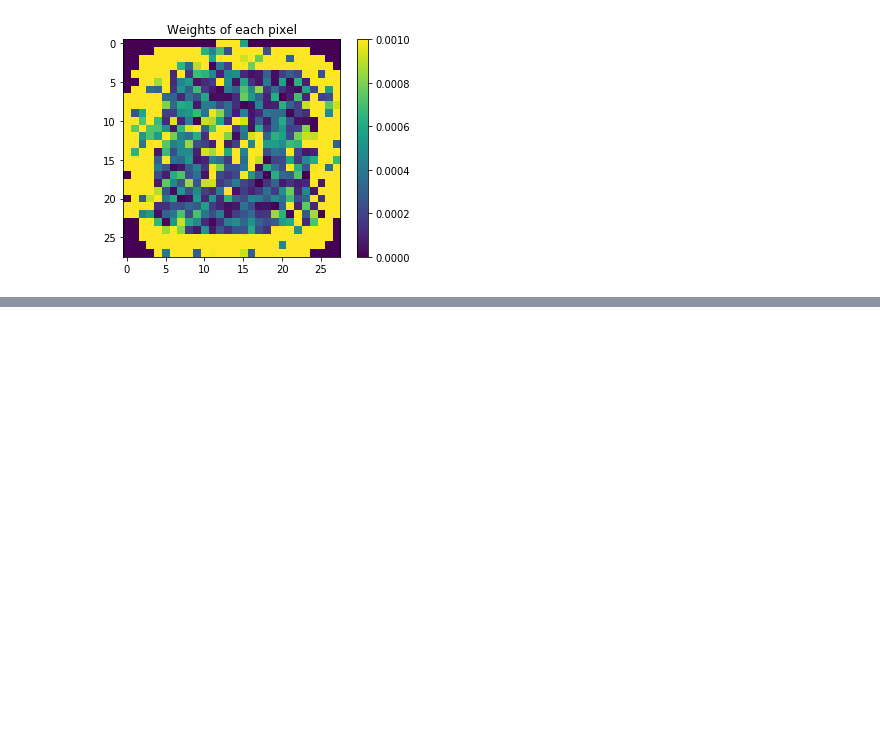
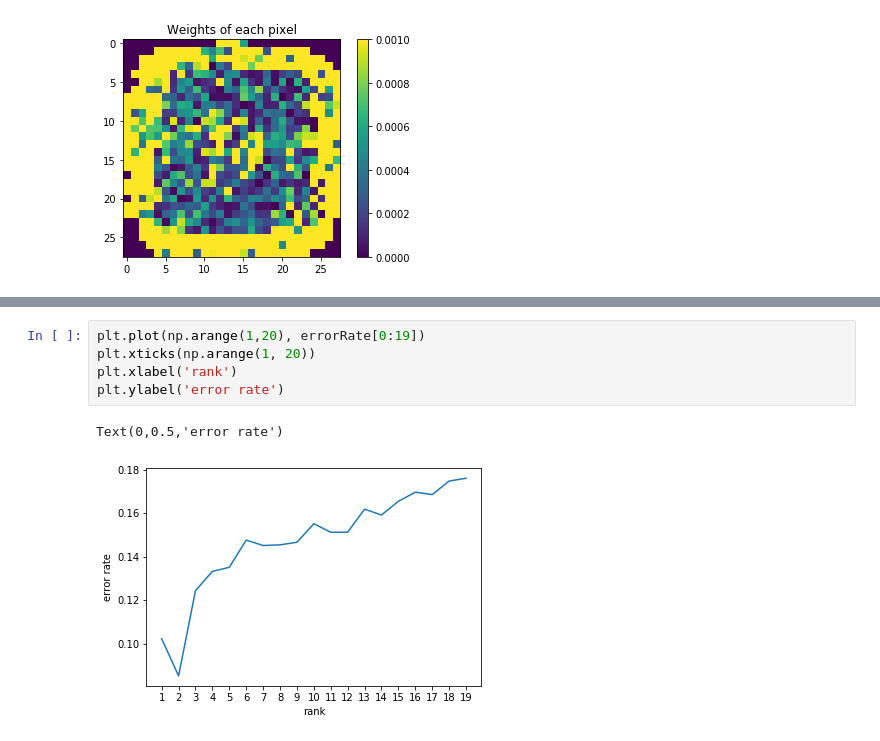
Before and after one commit to XinWang2019/ECE-532-Project, a Jupyter notebook: ridge_regression.ipynb, the cells around one changed output, grey strips where cells are left out. Cells and saved outputs as stored; diff of their text form; blank space fills up the shorter version.

```diff
--- a/ridge_regression.ipynb
+++ b/ridge_regression.ipynb
@@ -78,0 +154,8 @@ plt.show()
+# %%
+plt.plot(np.arange(1,20), errorRate[0:19])
+plt.xticks(np.arange(1, 20))
+plt.xlabel('rank')
+plt.ylabel('error rate')
+# %% [output]
+Text(0,0.5,'error rate')
+[figure, added]
```
Also changed, not shown: parts of 23 cells of this notebook.
